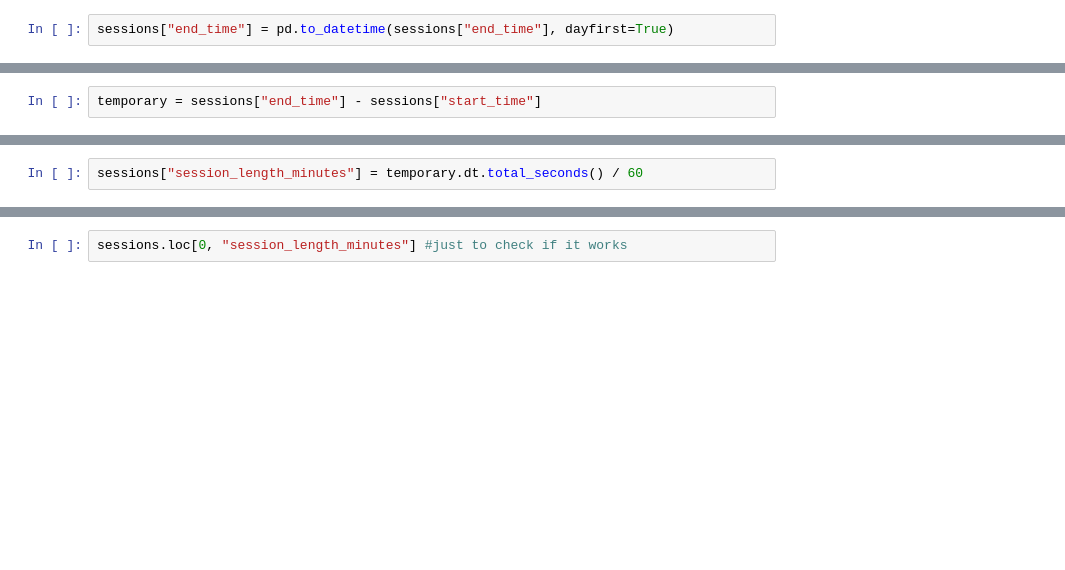
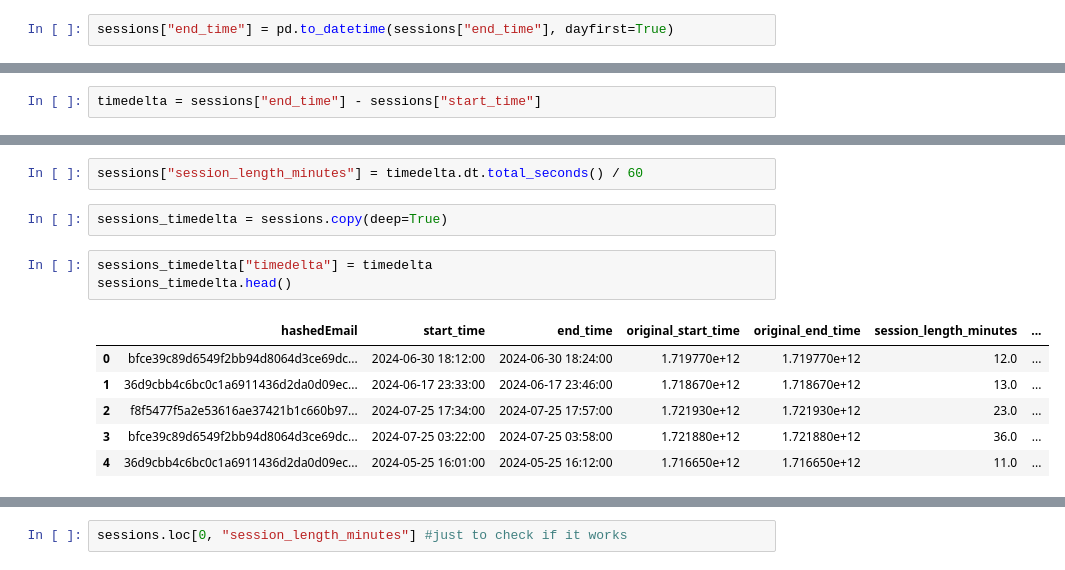
Before and after one commit to IslandOfPencils/dsci-100-2025w-group-21, a Jupyter notebook: andrew2/EDA.ipynb, the cells around one changed output, grey strips where cells are left out. Drawn from its saved outputs; the diff is of its cells as text; blank space fills up the shorter version.

```diff
--- a/andrew2/EDA.ipynb
+++ b/andrew2/EDA.ipynb
@@ -107,2 +109,2 @@ sessions["end_time"] = pd.to_datetime(sessions["end_time"], dayfirst=True)
 # %%
-temporary = sessions["end_time"] - sessions["start_time"]
+timedelta = sessions["end_time"] - sessions["start_time"]
@@ -111,2 +132,14 @@ temporary = sessions["end_time"] - sessions["start_time"]
 # %%
-sessions["session_length_minutes"] = temporary.dt.total_seconds() / 60
+sessions["session_length_minutes"] = timedelta.dt.total_seconds() / 60
+# %%
+sessions_timedelta = sessions.copy(deep=True)
+# %%
+sessions_timedelta["timedelta"] = timedelta
+sessions_timedelta.head()
+# %% [output]
+|  | hashedEmail | start_time | end_time | original_start_time | original_end_time | session_length_minutes | ... |
+| 0 | bfce39c89d6549f2bb94d8064d3ce69dc... | 2024-06-30 18:12:00 | 2024-06-30 18:24:00 | 1.719770e+12 | 1.719770e+12 | 12.0 | ... |
+| 1 | 36d9cbb4c6bc0c1a6911436d2da0d09ec... | 2024-06-17 23:33:00 | 2024-06-17 23:46:00 | 1.718670e+12 | 1.718670e+12 | 13.0 | ... |
+| 2 | f8f5477f5a2e53616ae37421b1c660b97... | 2024-07-25 17:34:00 | 2024-07-25 17:57:00 | 1.721930e+12 | 1.721930e+12 | 23.0 | ... |
+| 3 | bfce39c89d6549f2bb94d8064d3ce69dc... | 2024-07-25 03:22:00 | 2024-07-25 03:58:00 | 1.721880e+12 | 1.721880e+12 | 36.0 | ... |
+| 4 | 36d9cbb4c6bc0c1a6911436d2da0d09ec... | 2024-05-25 16:01:00 | 2024-05-25 16:12:00 | 1.716650e+12 | 1.716650e+12 | 11.0 | ... |
```
Also changed, not shown: parts of 36 cells of this notebook.
